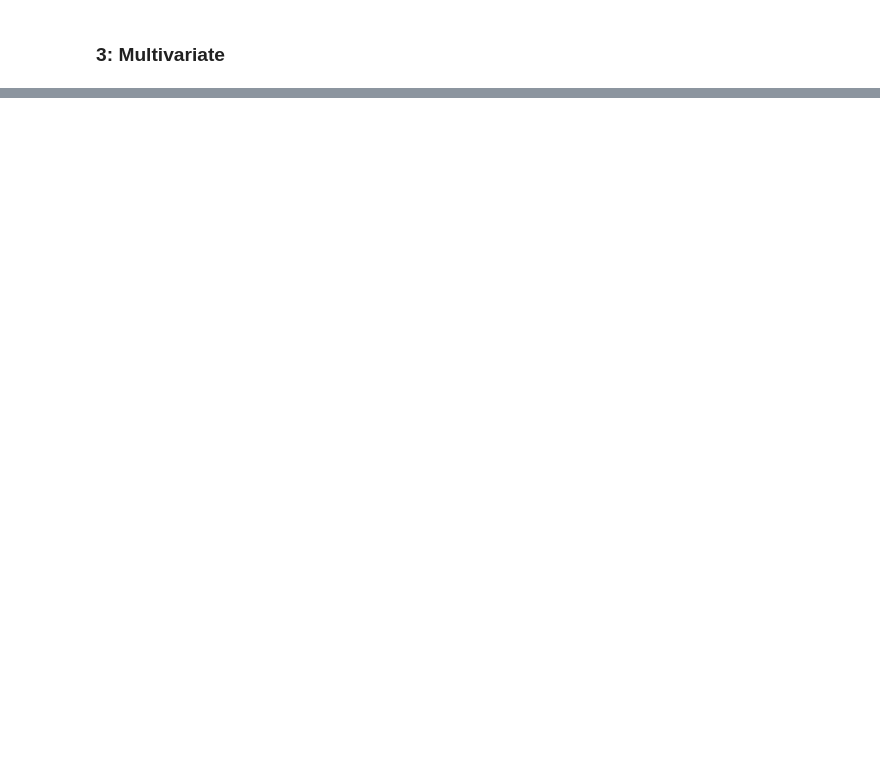
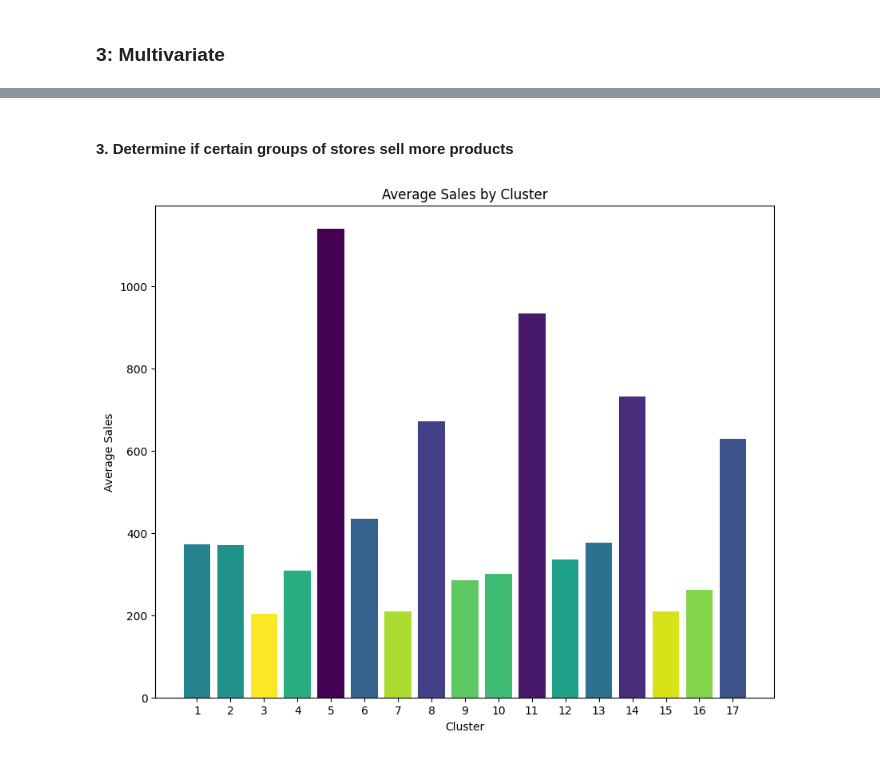
Before and after one commit to analystdee/LP3-Reggression-project, a Jupyter notebook: file.ipynb, the cells around one changed output, grey strips where cells are left out. Saved outputs shown, nothing was run; the diff lists cells and outputs as text; code cells hidden in the pictures; blank space fills up the shorter version.

```diff
--- a/file.ipynb
+++ b/file.ipynb
@@ -647,0 +716,10 @@ fig.show()
+# %%
+merged_data['date'] = pd.to_datetime(merged_data['date'])
+merged_data['year'] = merged_data['date'].dt.year
+
+lowest_sales_dates = merged_data.groupby('year')['date'].min()
+highest_sales_dates = merged_data.groupby('year')['date'].max()
+
+print("Dates with the lowest sales for each year:\n", lowest_sales_dates)
+print("="*50)
+print("Dates with the highest sales for each year:\n", highest_sales_dates)
@@ -647,0 +744,36 @@ fig.show()
+# %% [markdown]
+#### 3. Determine if certain groups of stores sell more products
+# %%
+# Group by cluster and calculate the average sales
+average_sales_by_cluster = merged_data.groupby('cluster')['sales'].mean()
+
+# Group by city and calculate the average sales
+average_sales_by_city = merged_data.groupby('city')['sales'].mean()
+
+# Group by state and calculate the average sales
+average_sales_by_state = merged_data.groupby('state')['sales'].mean()
+
+# Group by store type and calculate the average sales
+average_sales_by_store_type = merged_data.groupby('store_type')['sales'].mean()
+
+# Set the number of bars in each plot
+num_bars = len(average_sales_by_cluster)
+
+# Generate the colors using the viridis palette
+colors = plt.cm.viridis(np.linspace(0, 1, num_bars))
+# %%
+# Sort the data by average sales in descending order
+average_sales_by_cluster = average_sales_by_cluster.sort_values(ascending=False)
+
+# Plot the average sales by cluster
+plt.figure(figsize=(10, 8))
+plt.bar(average_sales_by_cluster.index, average_sales_by_cluster.values, color=colors)
+plt.xlabel('Cluster')
+plt.ylabel('Average Sales')
+plt.title('Average Sales by Cluster')
+
+# Set the x-tick labels as integers
+plt.xticks(range(1, len(average_sales_by_cluster.index) + 1))
+plt.show()
+# %% [output]
+[figure, added]
```
Also changed, not shown: parts of 24 cells of this notebook.
